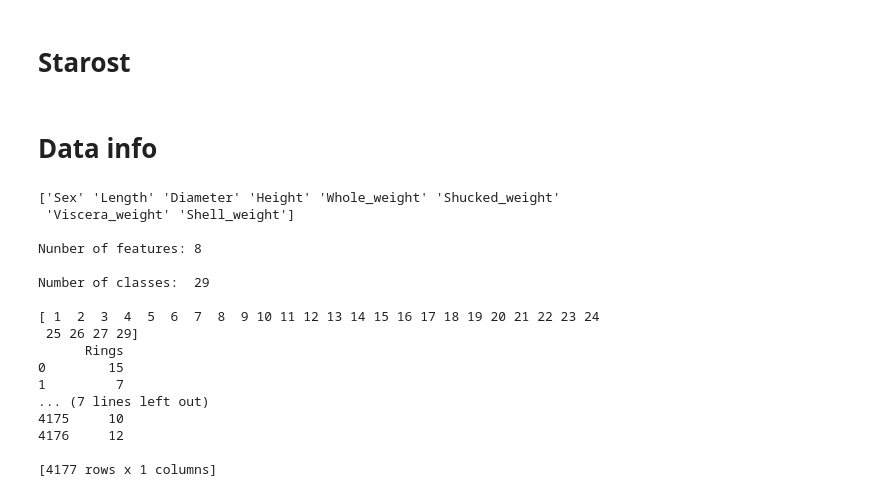
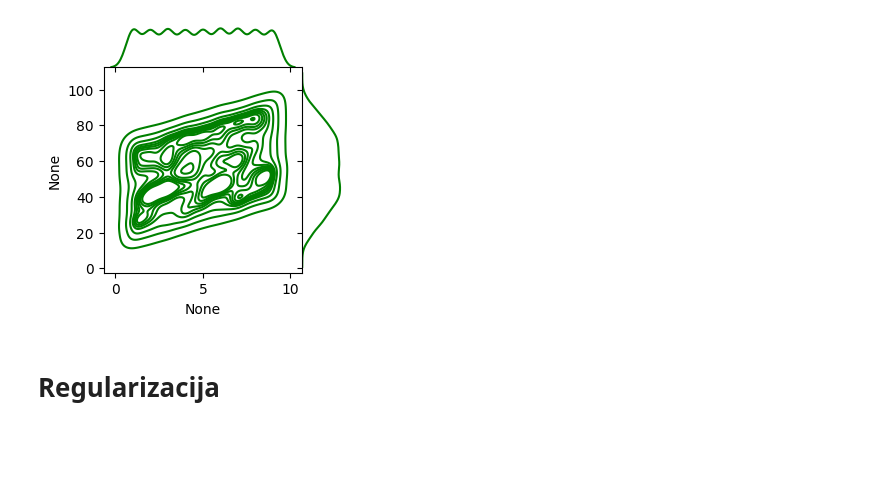
Before and after one commit to Kuzemano/ML, a Jupyter notebook: labs/second.ipynb, the cells around one changed output. Saved outputs shown, nothing was run; the diff lists cells and outputs as text; code cells hidden in the pictures; blank space fills up the shorter version.

```diff
--- a/labs/second.ipynb
+++ b/labs/second.ipynb
@@ -1,2 +136,11 @@
+# %%
+sns.jointplot(x=X[:,0], y=y, kind="kde", space=0, color="g", height = 3)
+plt.show()
+# откоментирајте го следниот код за приказ за секој атрибут
+#for feature_i in range(number_of_features):
+#    sns.jointplot(x=X[:,feature_i], y=y, kind="kde", space=0, color="g", height = 3)
+#plt.show()
+# %% [output]
+[figure, added]
 # %% [markdown]
-# Starost
+# Regularizacija
@@ -29,31 +146,0 @@ y = abalone.data.targets
-# %% [markdown]
-# Data info
-# %%
-features = X.values
-classes = np.unique(y.values)
-feature_names = np.array(X.columns)
-print(feature_names, end='\n\n')
-feature_number = X.shape[1]
-#target_names =
-class_number = len(classes) + 1
-print("Nunber of features:", feature_number, end='\n\n')
-print("Number of classes: ", class_number, end='\n\n')
-print(classes)
-# %% [output]
-['Sex' 'Length' 'Diameter' 'Height' 'Whole_weight' 'Shucked_weight'
- 'Viscera_weight' 'Shell_weight']
-
-Nunber of features: 8
-
-Number of classes:  29
-
-[ 1  2  3  4  5  6  7  8  9 10 11 12 13 14 15 16 17 18 19 20 21 22 23 24
- 25 26 27 29]
-      Rings
-0        15
-1         7
-... (7 lines left out)
-4175     10
-4176     12
-
-[4177 rows x 1 columns]
```
Also changed, not shown: parts of 22 cells of this notebook, 2 other files.
